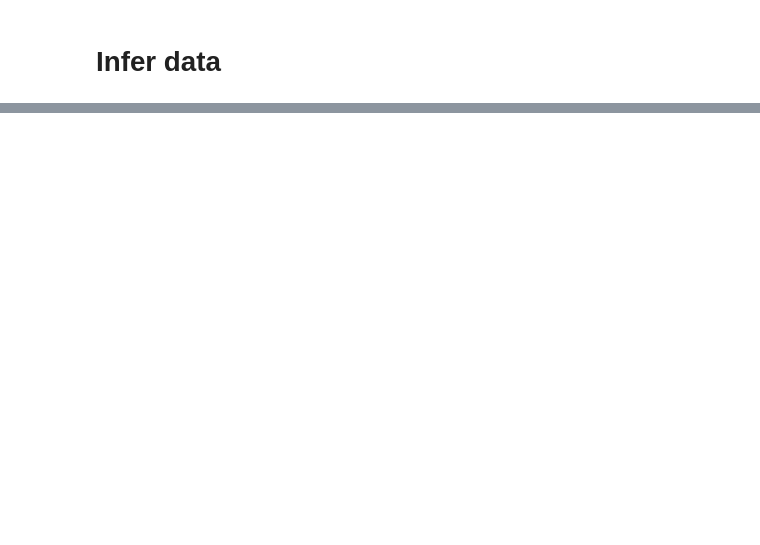
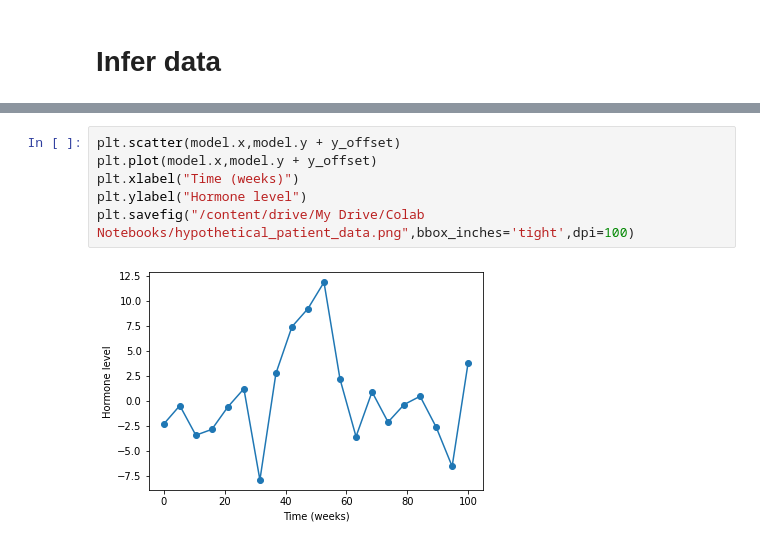
Before and after one commit to svetaU/DGP, a Jupyter notebook: dgp_for_real_data.ipynb, the cells around one changed output, grey strips where cells are left out. Cells and saved outputs as stored; diff of their text form; blank space fills up the shorter version.

```diff
--- a/dgp_for_real_data.ipynb
+++ b/dgp_for_real_data.ipynb
@@ -338,0 +358,8 @@ predict_w_gdp(model,sim_dots,mean_y)
+# %%
+plt.scatter(model.x,model.y + y_offset)
+plt.plot(model.x,model.y + y_offset)
+plt.xlabel("Time (weeks)")
+plt.ylabel("Hormone level")
+plt.savefig("/content/drive/My Drive/Colab Notebooks/hypothetical_patient_data.png",bbox_inches='tight',dpi=100)
+# %% [output]
+[figure, added]
```
Also changed, not shown: parts of 6 cells of this notebook.
